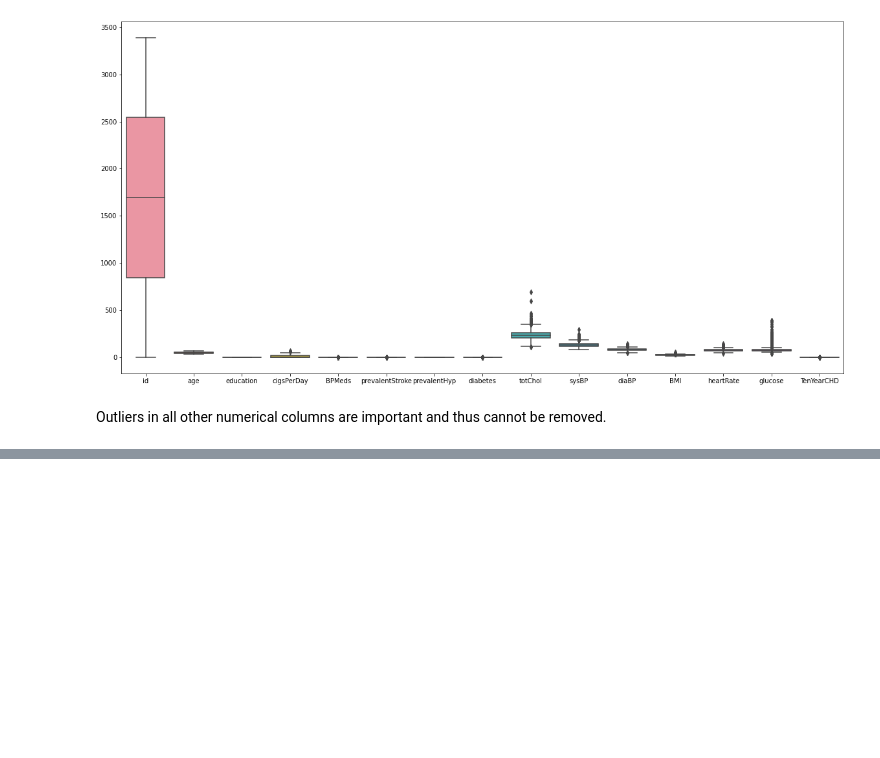
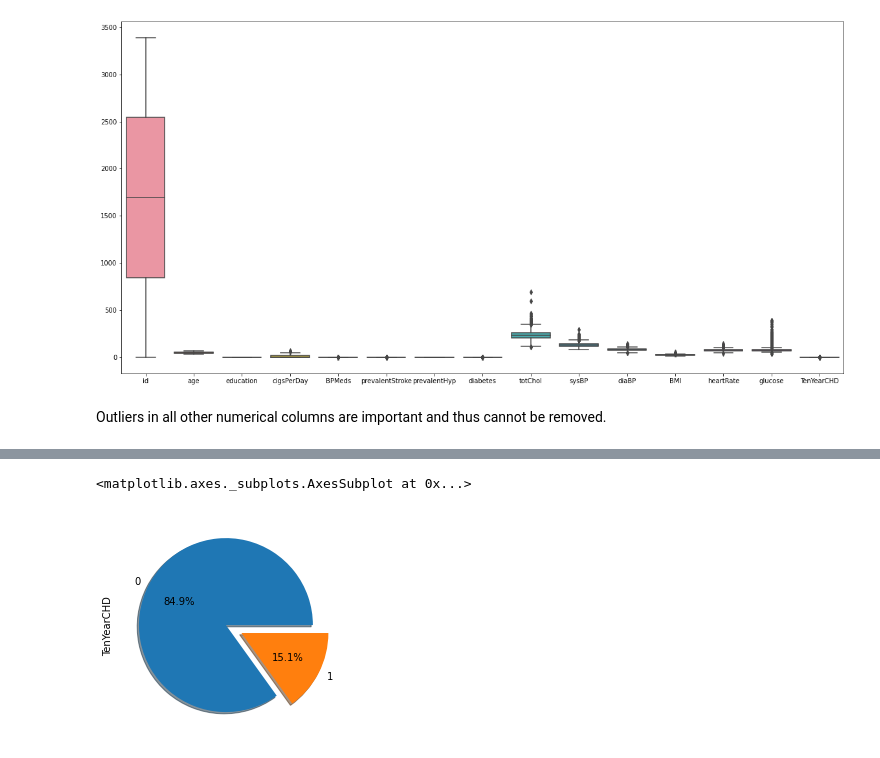
Before and after one commit to omajipawar/Cardiovascular-Risk-Prediction, a Jupyter notebook: Cardiovascular_Risk_Prediction_(Omaji_Pawar).ipynb, the cells around one changed output, grey strips where cells are left out. Cells and saved outputs as stored; diff of their text form; code cells hidden in the pictures; blank space fills up the shorter version.

```diff
--- a/Cardiovascular_Risk_Prediction_(Omaji_Pawar).ipynb
+++ b/Cardiovascular_Risk_Prediction_(Omaji_Pawar).ipynb
@@ -167,0 +180,7 @@ Outliers in all other numerical columns are important and thus cannot be removed
+# %%
+#Let's take a look on distribution of target variable
+#Plotting a pie chart
+df['TenYearCHD'].value_counts().plot.pie(explode=[0,0.2],autopct='%1.1f%%',shadow=True)
+# %% [output]
+<matplotlib.axes._subplots.AxesSubplot at 0x...>
+[figure, added]
```
Also changed, not shown: parts of 21 cells of this notebook.
